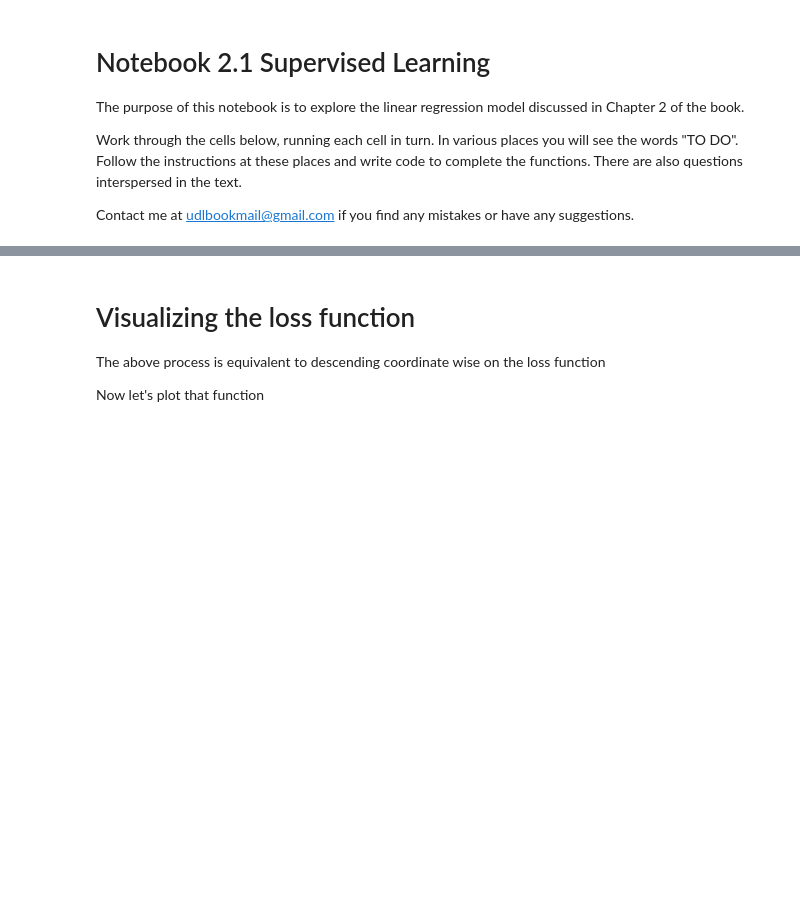
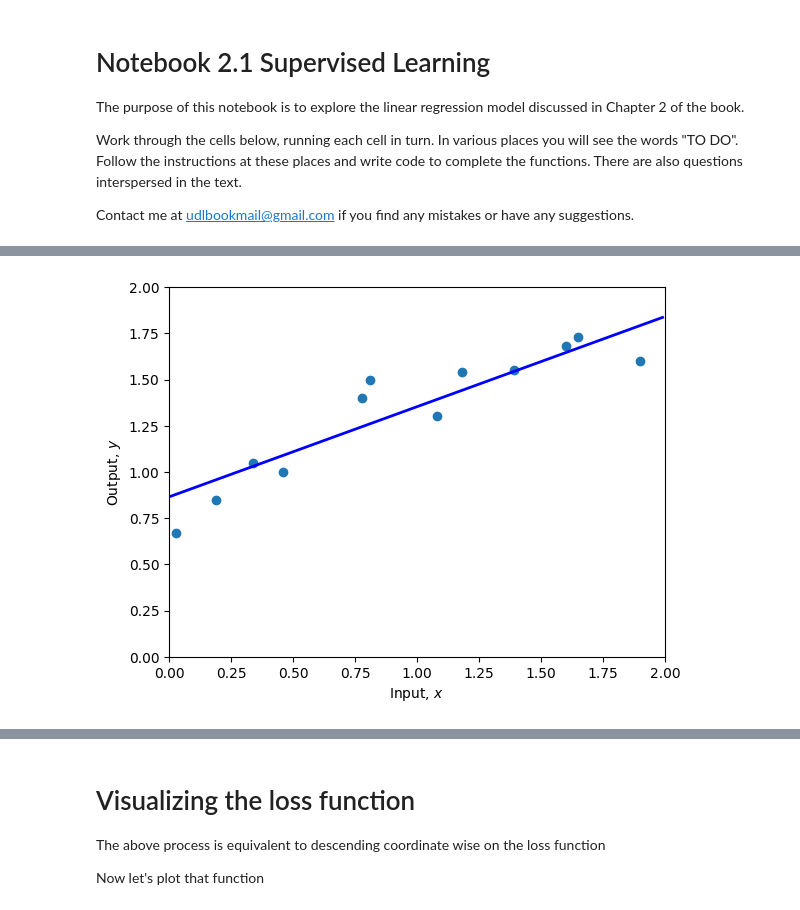
Before and after one commit to khoa-nd/udlbook, a Jupyter notebook: Notebooks/Chap02/2_1_Supervised_Learning.ipynb, the cells around one changed output, grey strips where cells are left out. Drawn from its saved outputs; the diff is of its cells as text; code cells hidden in the pictures; blank space fills up the shorter version.

```diff
--- a/Notebooks/Chap02/2_1_Supervised_Learning.ipynb
+++ b/Notebooks/Chap02/2_1_Supervised_Learning.ipynb
@@ -24,7 +27,7 @@ print(y)
 # Define 1D linear regression model
 def f(x, phi0, phi1):
   # TODO :  Replace this line with the linear regression model (eq 2.4)
-  y = x
+  y = phi0 + phi1 * x
 
   return y
 # %%
@@ -50,9 +55,9 @@ plot(x,y,phi0,phi1)
 # %%
 # Function to calculate the loss
 def compute_loss(x,y,phi0,phi1):
-
+  n = len(x)
   # TODO Replace this line with the loss calculation (equation 2.5)
-  loss = 0
+  loss = sum((y[i] - (phi0 + phi1 * x[i])) ** 2 for i in range(n)) / n
 
 
   return loss
@@ -74,7 +84,29 @@ print(f'Your Loss = {loss:3.2f}, Ground truth =10.28')
 # Repeat this process until you find a set of parameters that fit the model as in figure 2.2d
 # You can either do this by hand, or if you want to get fancy, write code to descent automatically in this way
 # Start at these values:
-phi0 = 1.60 ; phi1 =-0.8
+def gradient_descent(x, y, phi0, phi1, learning_rate, iterations):
+    n = len(x)
+    for _ in range(iterations):
+        # Calculate the gradients
+        phi0_grad = -2/n * sum((y[i] - (phi0 + phi1 * x[i])) for i in range(n))
+        phi1_grad = -2/n * sum((y[i] - (phi0 + phi1 * x[i])) * x[i] for i in range(n))
 
-plot(x,y,phi0,phi1)
-print(f'Your Loss = {compute_loss(x,y,phi0,phi1):3.2f}')
+        # Update the parameters
+        phi0 -= learning_rate * phi0_grad
+        phi1 -= learning_rate * phi1_grad
+
+        # Optionally print loss to monitor progress
+        current_loss = compute_loss(x, y, phi0, phi1)
+        print(f'Loss: {current_loss:.4f}, phi0: {phi0:.4f}, phi1: {phi1:.4f}')
+
+    return phi0, phi1
+
+# Example usage with a small learning rate and a number of iterations:
+phi0, phi1 = 1.60, -0.8
+learning_rate = 0.01
+iterations = 1000
+
+phi0, phi1 = gradient_descent(x, y, phi0, phi1, learning_rate, iterations)
+plot(x, y, phi0, phi1)
+print(f'Optimized Loss = {compute_loss(x, y, phi0, phi1):3.2f}')
+# %% [output]
@@ -80,0 +130 @@ print(f'Your Loss = {compute_loss(x,y,phi0,phi1):3.2f}')
+[figure, added]
```
Also changed, not shown: parts of 6 cells of this notebook.
